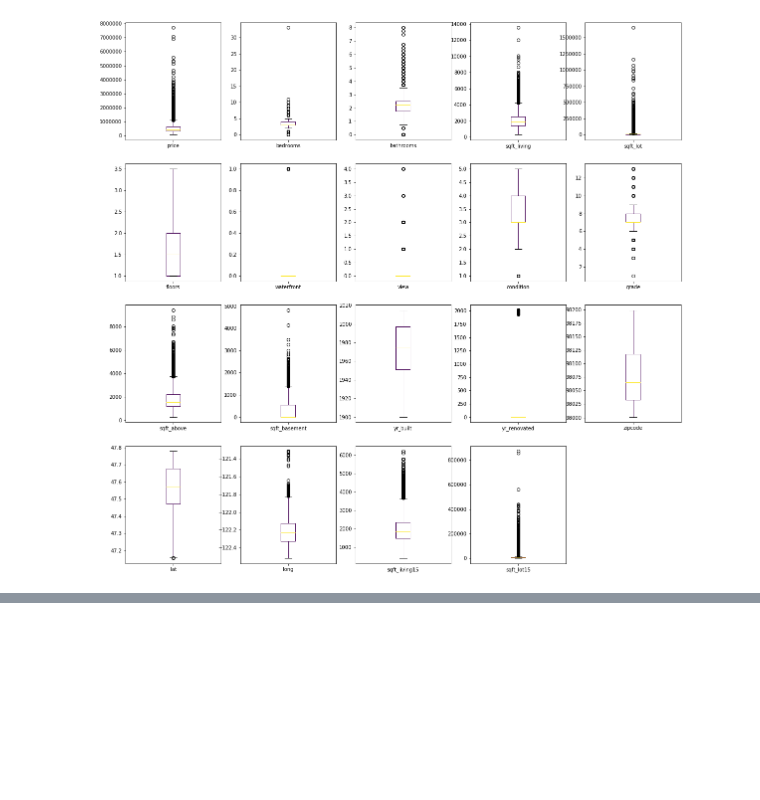
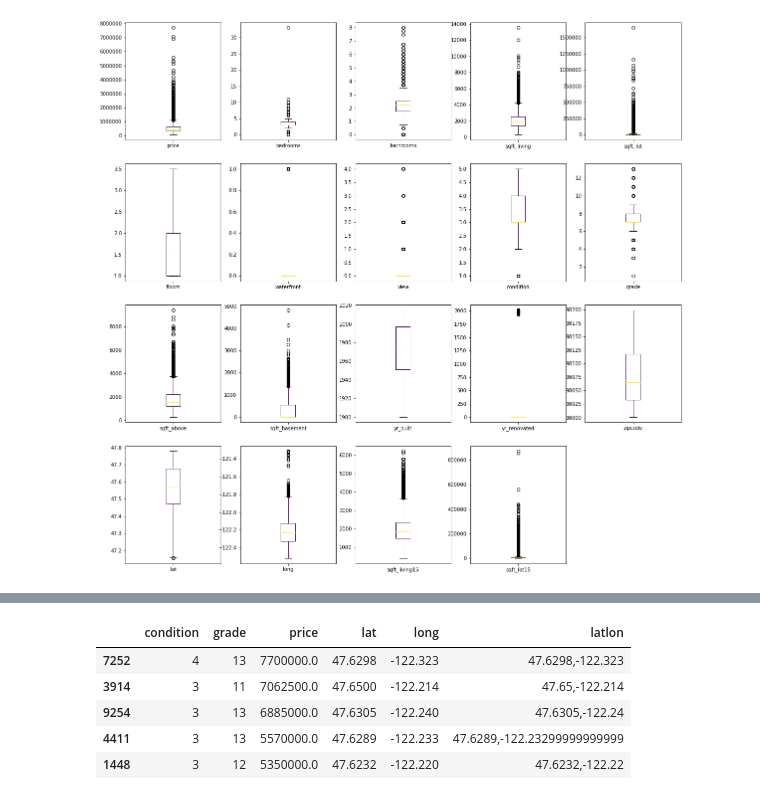
Before and after one commit to Rafaelcerq28/house_sales, a Jupyter notebook: Untitled.ipynb, the cells around one changed output, grey strips where cells are left out. Saved outputs shown, nothing was run; the diff lists cells and outputs as text; code cells hidden in the pictures; blank space fills up the shorter version.

```diff
--- a/Untitled.ipynb
+++ b/Untitled.ipynb
@@ -96,0 +115,10 @@ plt.show()
+# %%
+hs['mq_interna'] = hs['sqft_living'].apply(lambda x: x/10.764)
+hs['mq_lote'] = hs['sqft_lot'].apply(lambda x: x/10.764)
+hs['mq_piso_superior'] = hs['sqft_above'].apply(lambda x: x/10.764)
+hs['mq_porao'] = hs['sqft_basement'].apply(lambda x: x/10.764)
+
+#mq_porao.sort_values().head()
+# %%
+#Concatena a latitude e a longitude, convertendo ela em string
+hs['latlon'] = hs[['lat','long']].astype(str).agg(','.join, axis=1)
@@ -96,0 +128,9 @@ plt.show()
+# %%
+hs.query('grade > 6')[['condition','grade','price','lat','long','latlon']].sort_values(by='price',ascending=False).head()
+# %% [output]
+|  | condition | grade | price | lat | long | latlon |
+| 7252 | 4 | 13 | 7700000.0 | 47.6298 | -122.323 | 47.6298,-122.323 |
+| 3914 | 3 | 11 | 7062500.0 | 47.6500 | -122.214 | 47.65,-122.214 |
+| 9254 | 3 | 13 | 6885000.0 | 47.6305 | -122.240 | 47.6305,-122.24 |
+| 4411 | 3 | 13 | 5570000.0 | 47.6289 | -122.233 | 47.6289,-122.23299999999999 |
+| 1448 | 3 | 12 | 5350000.0 | 47.6232 | -122.220 | 47.6232,-122.22 |
```
Also changed, not shown: parts of 10 cells of this notebook.
